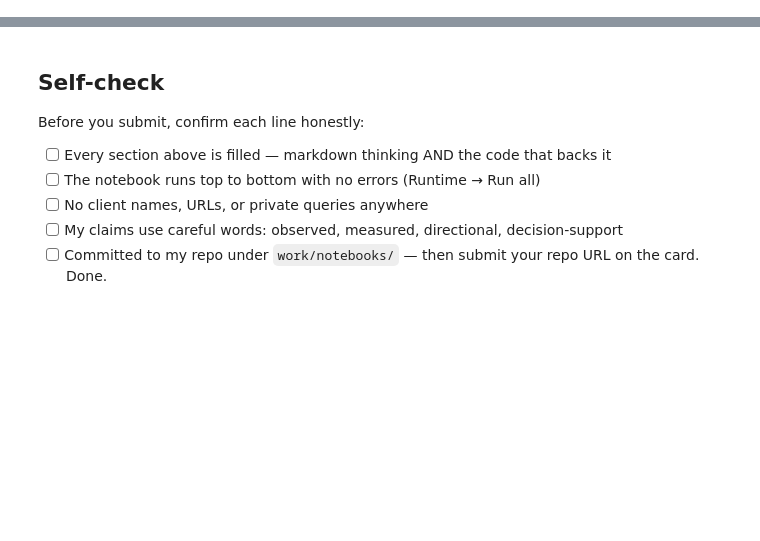
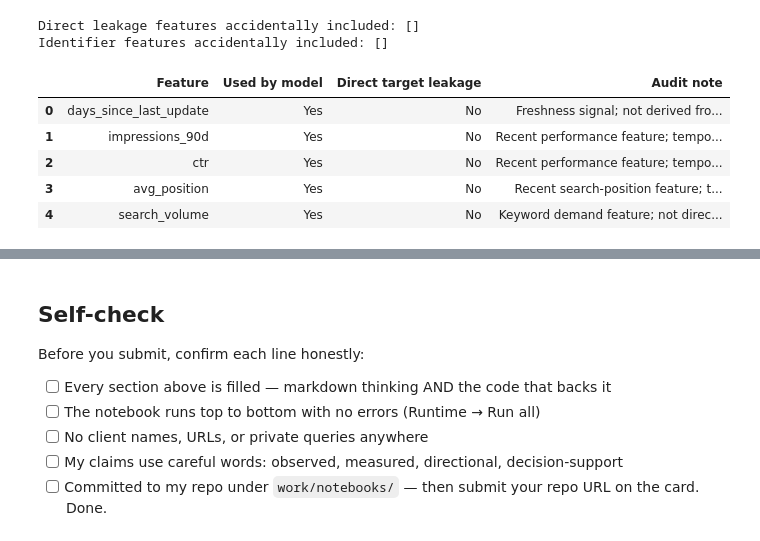
Before and after one commit to toBESkiii/FlyRank_AI_Intership, a Jupyter notebook: work/notebooks/w06_validation_audit.ipynb, the cells around one changed output, grey strips where cells are left out. Cells and saved outputs as stored; diff of their text form; code cells hidden in the pictures; blank space fills up the shorter version.

Commit message:
Complete ML-09 validation and research claim audit

```diff
--- a/work/notebooks/w06_validation_audit.ipynb
+++ b/work/notebooks/w06_validation_audit.ipynb
@@ -33,0 +388,67 @@ This skeleton is yours to fill. Work the sections **in order** — each one has
+# %%
+# ---------------------------------------------------------
+# Leakage audit
+# ---------------------------------------------------------
+
+model_features = [
+    "days_since_last_update",
+    "impressions_90d",
+    "ctr",
+    "avg_position",
+    "search_volume"
+]
+
+direct_leakage_columns = {
+    "trend_direction",
+    "trend_pct",
+    "decline_proxy"
+}
+
+identifier_columns = {
+    "client_id",
+    "content_id"
+}
+
+direct_leakage_found = [
+    feature
+    for feature in model_features
+    if feature in direct_leakage_columns
+]
+
+identifiers_found = [
+    feature
+    for feature in model_features
+    if feature in identifier_columns
+]
+
+leakage_audit = pd.DataFrame(
+    {
+        "Feature": model_features,
+        "Used by model": ["Yes"] * len(model_features),
+        "Direct target leakage": ["No"] * len(model_features),
+        "Audit note": [
+            "Freshness signal; not derived from decline proxy.",
+            "Recent performance feature; temporal overlap with proxy window should be considered.",
+            "Recent performance feature; temporal overlap with proxy window should be considered.",
+            "Recent search-position feature; temporal overlap with proxy window should be considered.",
+            "Keyword demand feature; not directly derived from decline proxy."
+        ]
+    }
+)
+
+print("Direct leakage features accidentally included:",
+      direct_leakage_found)
+
+print("Identifier features accidentally included:",
+      identifiers_found)
+
+display(leakage_audit)
+# %% [output]
+Direct leakage features accidentally included: []
+Identifier features accidentally included: []
+|  | Feature | Used by model | Direct target leakage | Audit note |
+| 0 | days_since_last_update | Yes | No | Freshness signal; not derived fro... |
+| 1 | impressions_90d | Yes | No | Recent performance feature; tempo... |
+| 2 | ctr | Yes | No | Recent performance feature; tempo... |
+| 3 | avg_position | Yes | No | Recent search-position feature; t... |
+| 4 | search_volume | Yes | No | Keyword demand feature; not direc... |
```
Also changed, not shown: parts of 13 cells of this notebook.
